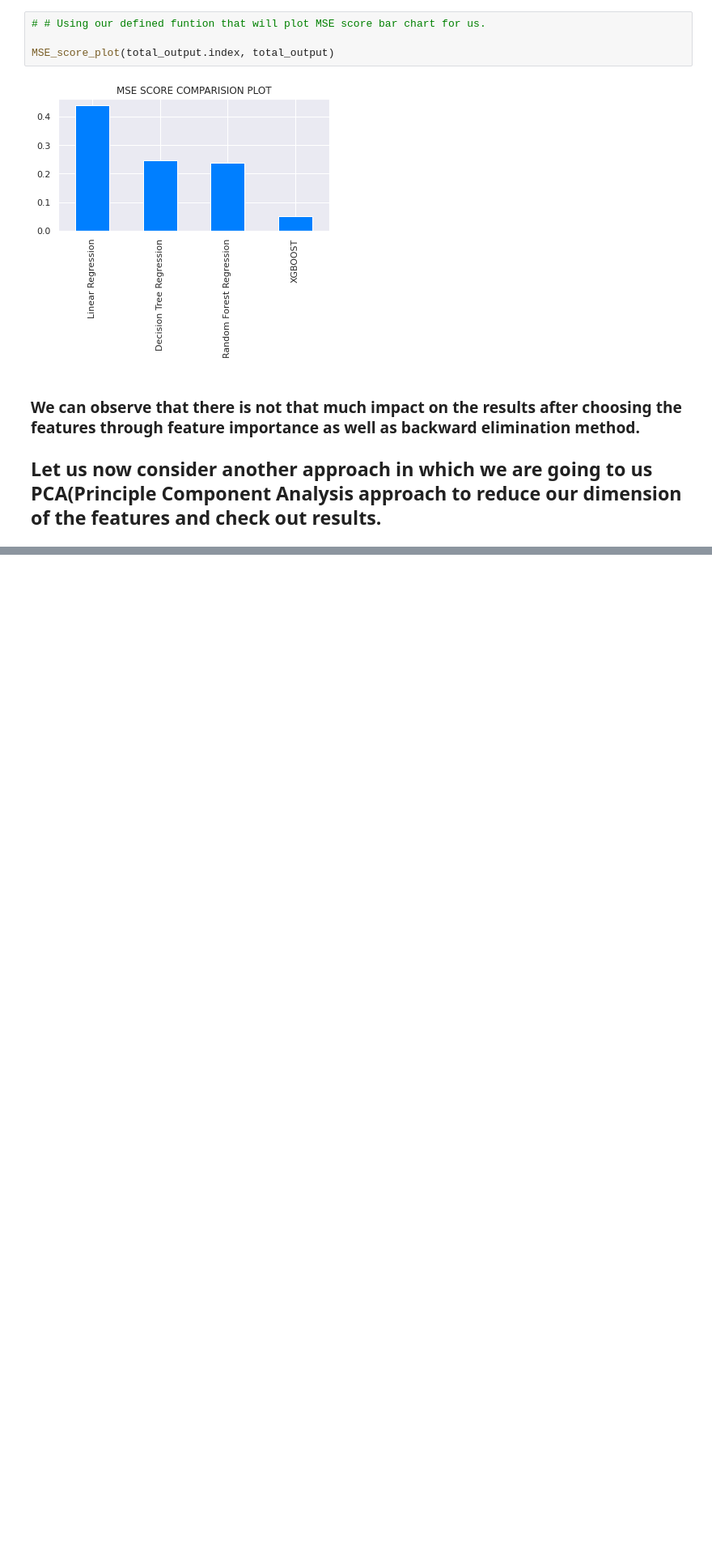
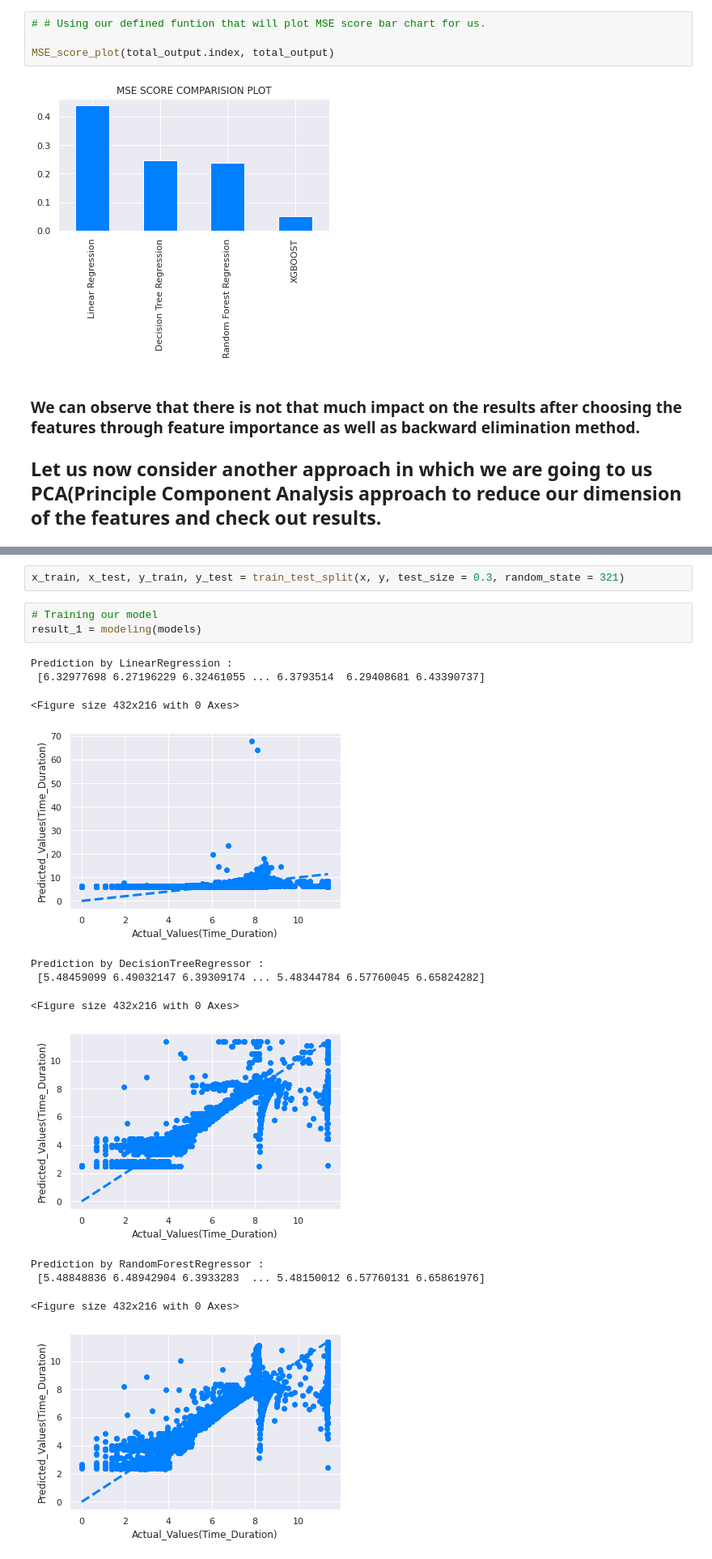
Before and after one commit to dsankush/NYC-Taxi-Trip-Time-Prediction, a Jupyter notebook: NYC_Taxi_Trip_Time_Prediction_Capstone_Project.ipynb, the cells around one changed output, grey strips where cells are left out. Shown at 81% size. Drawn from its saved outputs; the diff is of its cells as text; blank space fills up the shorter version.

```diff
--- a/NYC_Taxi_Trip_Time_Prediction_Capstone_Project.ipynb
+++ b/NYC_Taxi_Trip_Time_Prediction_Capstone_Project.ipynb
@@ -2097,0 +2193,18 @@ MSE_score_plot(total_output.index, total_output)
+# %%
+x_train, x_test, y_train, y_test = train_test_split(x, y, test_size = 0.3, random_state = 321)
+# %%
+# Training our model
+result_1 = modeling(models)
+# %% [output]
+Prediction by LinearRegression :
+ [6.32977698 6.27196229 6.32461055 ... 6.3793514  6.29408681 6.43390737]
+<Figure size 432x216 with 0 Axes>
+[figure, added]
+Prediction by DecisionTreeRegressor :
+ [5.48459099 6.49032147 6.39309174 ... 5.48344784 6.57760045 6.65824282]
+<Figure size 432x216 with 0 Axes>
+[figure, added]
+Prediction by RandomForestRegressor :
+ [5.48848836 6.48942904 6.3933283  ... 5.48150012 6.57760131 6.65861976]
+<Figure size 432x216 with 0 Axes>
+[figure, added]
```
Also changed, not shown: parts of 32 cells of this notebook.
